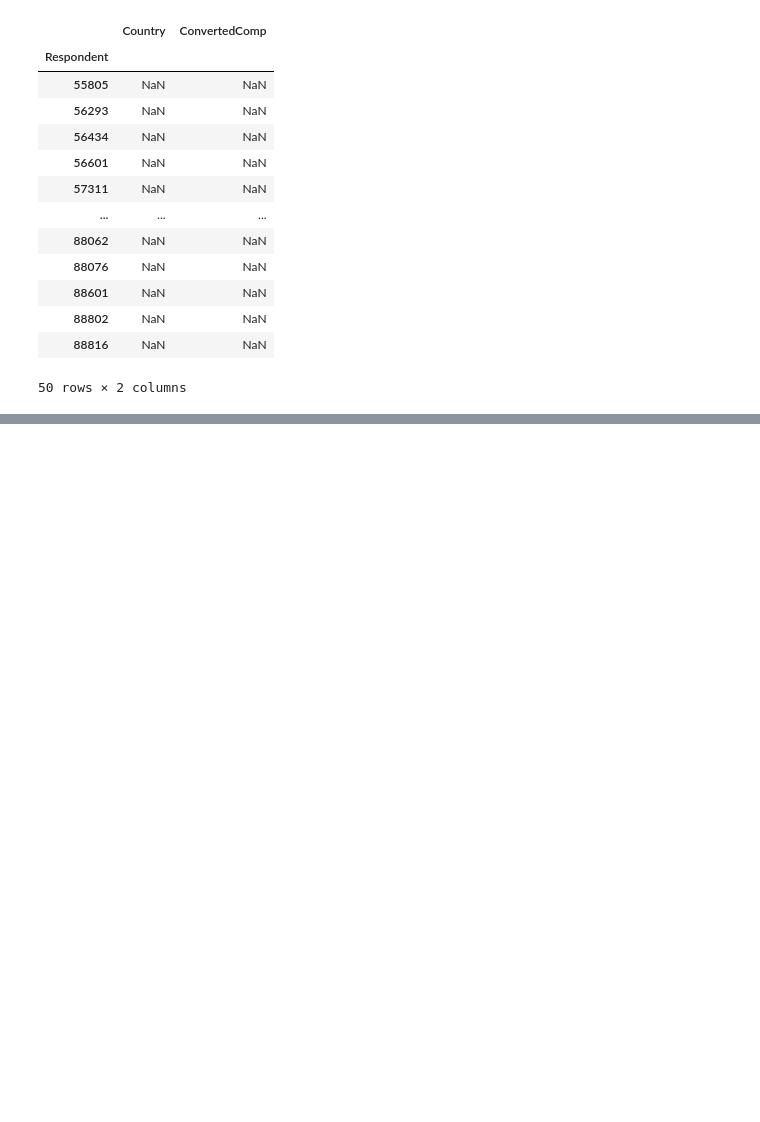
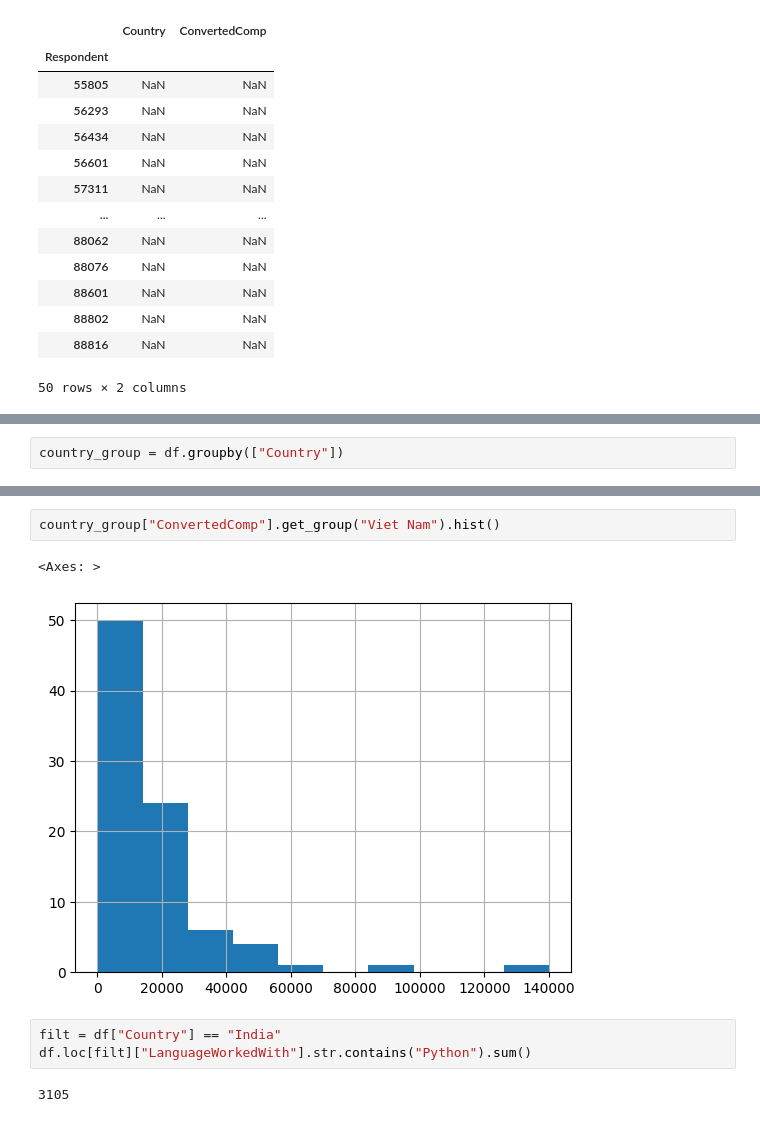
Before and after one commit to ppvan/ML, a Jupyter notebook: pandas/stack_overflow.ipynb, the cells around one changed output, grey strips where cells are left out. Cells and saved outputs as stored; diff of their text form; blank space fills up the shorter version.

Commit message:
Group and Aggrate

```diff
--- a/pandas/stack_overflow.ipynb
+++ b/pandas/stack_overflow.ipynb
@@ -135,0 +223,2 @@ df[["Country", "ConvertedComp"]].tail(50)
+# %%
+country_group = df.groupby(["Country"])
@@ -135,0 +258,10 @@ df[["Country", "ConvertedComp"]].tail(50)
+# %%
+country_group["ConvertedComp"].get_group("Viet Nam").hist()
+# %% [output]
+<Axes: >
+[figure, added]
+# %%
+filt = df["Country"] == "India"
+df.loc[filt]["LanguageWorkedWith"].str.contains("Python").sum()
+# %% [output]
+3105
```
Also changed, not shown: parts of 13 cells of this notebook.
